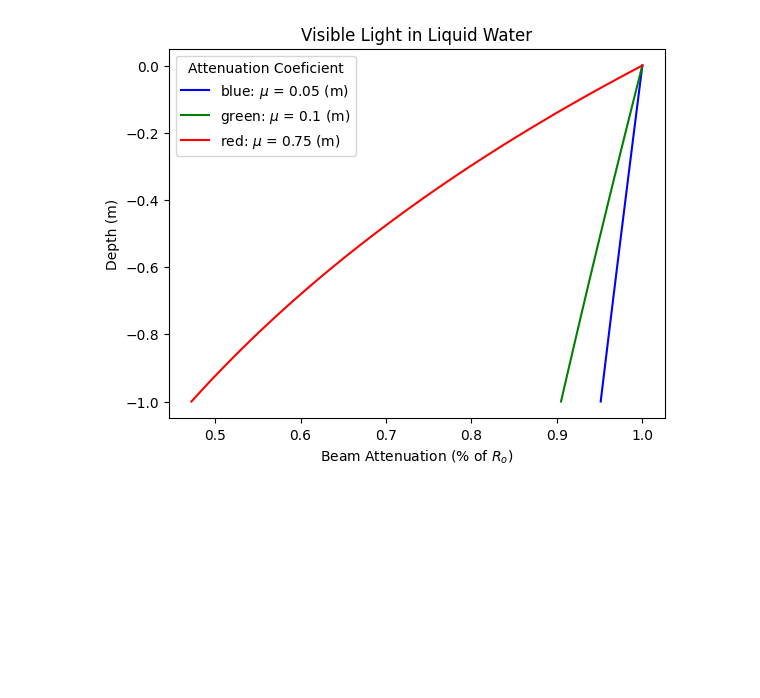
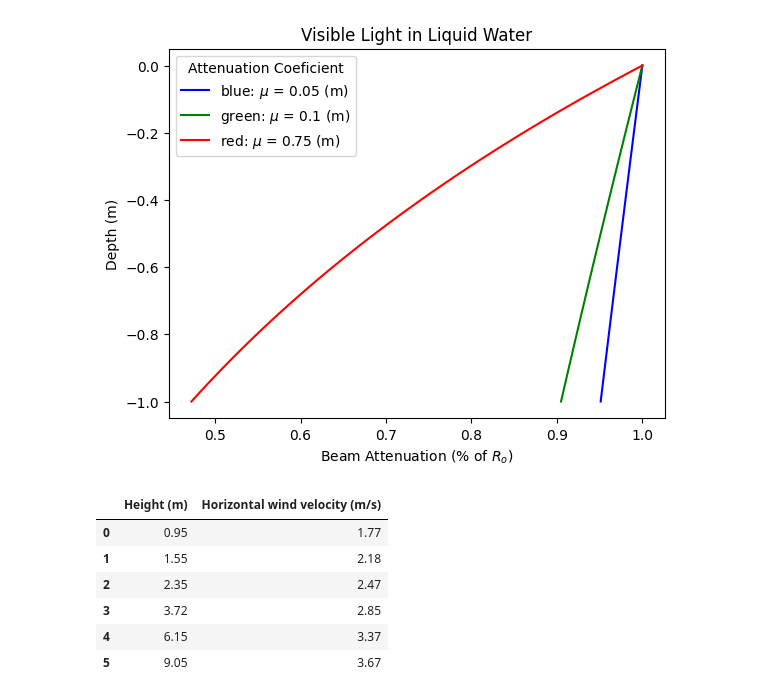
Before and after one commit to GEOS300/GEOS300.github.io, a Jupyter notebook: _Code/Sandbox.ipynb, the cells around one changed output. Cells and saved outputs as stored; diff of their text form; code cells hidden in the pictures; blank space fills up the shorter version.

```diff
--- a/_Code/Sandbox.ipynb
+++ b/_Code/Sandbox.ipynb
@@ -665,3 +665,30 @@ ax.set_title('Visible Light in Liquid Water')
 # %% [output]
 Text(0.5, 1.0, 'Visible Light in Liquid Water')
 [figure]
+# %%
+import pandas as pd
+# import shutil
+import os
+import numpy as np
+data_url='C:\\Users\\User\\Teaching\\GEOS300\\AssignmentData\\KettlemanCityCottonField/'
+# TimeStamp = '200008191630'
+W_max = []
+for f in os.listdir(data_url):
+    if 'wind' in f:
+# Pandas (pd here) allows us to set a timestamp as an index which lets us easily parse time series data
+# Turbulence = pd.read_csv(
+    # f'{data_url}turbulence{TimeStamp}.txt',skiprows=7,
+#     parse_dates={'TIMESTAMP':['YYYY-MM-DD HH:MM:SS']},index_col='TIMESTAMP',na_values=-9999)
+        Wind = pd.read_csv(data_url+f,skiprows=6,na_values=-9999)
+        W_max.append(Wind['Horizontal wind velocity (m/s)'].max())
+Wind
+# W_max = np.array(W_max)
+# print(W_max.max())
+# %% [output]
+|  | Height (m) | Horizontal wind velocity (m/s) |
+| 0 | 0.95 | 1.77 |
+| 1 | 1.55 | 2.18 |
+| 2 | 2.35 | 2.47 |
+| 3 | 3.72 | 2.85 |
+| 4 | 6.15 | 3.37 |
+| 5 | 9.05 | 3.67 |
```
Also changed, not shown: parts of 3 cells of this notebook, 19 other files.
